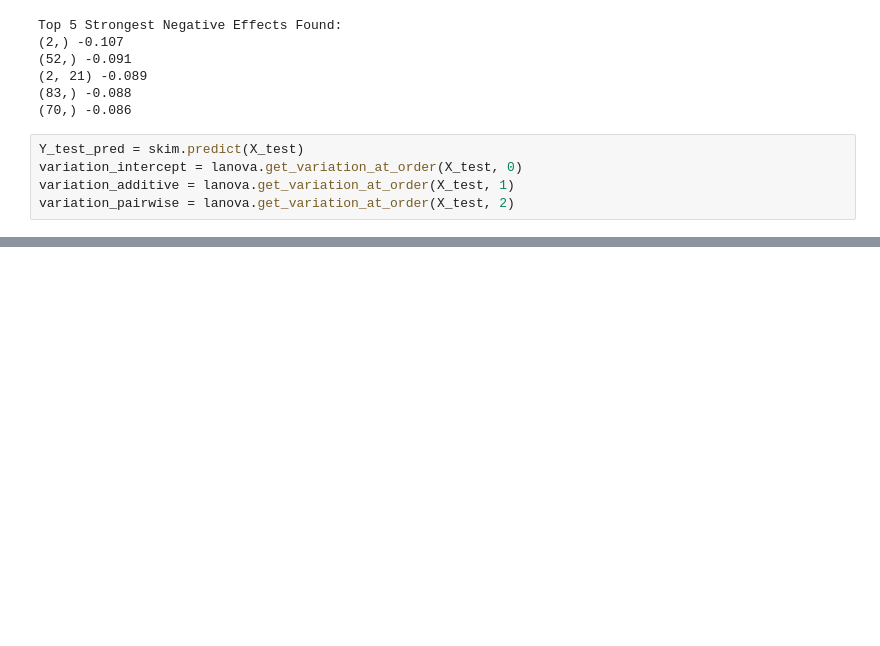
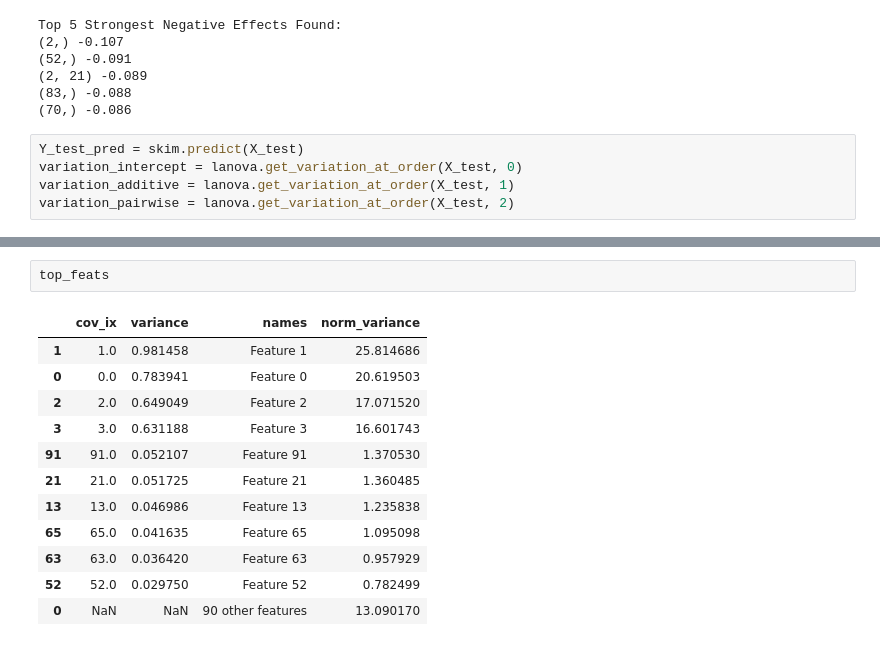
Before and after one commit to agrawalraj/anova, a Jupyter notebook: tutorials/source/skim_fa_continuous_basic.ipynb, the cells around one changed output, grey strips where cells are left out. Saved outputs shown, nothing was run; the diff lists cells and outputs as text; blank space fills up the shorter version.

```diff
--- a/tutorials/source/skim_fa_continuous_basic.ipynb
+++ b/tutorials/source/skim_fa_continuous_basic.ipynb
@@ -389,0 +303,15 @@ DeviceArray([-3.32765222e+00,  3.23535490e+00,  7.42995024e+00,
+# %%
+top_feats
+# %% [output]
+|  | cov_ix | variance | names | norm_variance |
+| 1 | 1.0 | 0.981458 | Feature 1 | 25.814686 |
+| 0 | 0.0 | 0.783941 | Feature 0 | 20.619503 |
+| 2 | 2.0 | 0.649049 | Feature 2 | 17.071520 |
+| 3 | 3.0 | 0.631188 | Feature 3 | 16.601743 |
+| 91 | 91.0 | 0.052107 | Feature 91 | 1.370530 |
+| 21 | 21.0 | 0.051725 | Feature 21 | 1.360485 |
+| 13 | 13.0 | 0.046986 | Feature 13 | 1.235838 |
+| 65 | 65.0 | 0.041635 | Feature 65 | 1.095098 |
+| 63 | 63.0 | 0.036420 | Feature 63 | 0.957929 |
+| 52 | 52.0 | 0.029750 | Feature 52 | 0.782499 |
+| 0 | NaN | NaN | 90 other features | 13.090170 |
```
Also changed, not shown: parts of 20 cells of this notebook, 3 other files.
